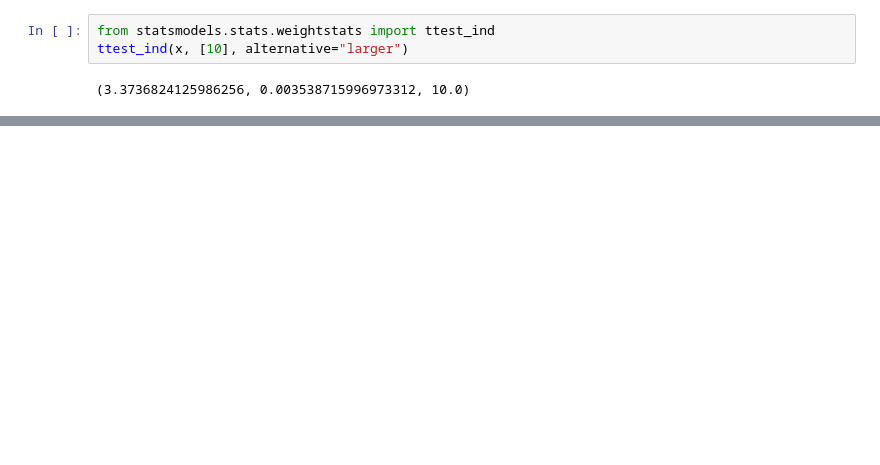
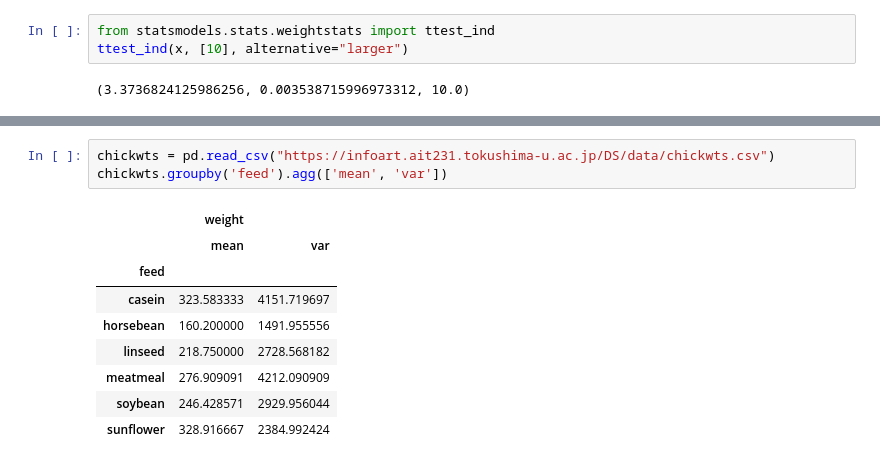
Before and after one commit to IshidaMotohiro/IshidaMotohiro.github.io, a Jupyter notebook: DataScience.ipynb, the cells around one changed output, grey strips where cells are left out. Cells and saved outputs as stored; diff of their text form; blank space fills up the shorter version.

```diff
--- a/DataScience.ipynb
+++ b/DataScience.ipynb
@@ -576,0 +691,13 @@ ttest_ind(x, [10], alternative="larger")
+# %%
+chickwts = pd.read_csv("https://infoart.ait231.tokushima-u.ac.jp/DS/data/chickwts.csv")
+chickwts.groupby('feed').agg(['mean', 'var'])
+# %% [output]
+|  | weight |  |
+|  | mean | var |
+| feed |  |  |
+| casein | 323.583333 | 4151.719697 |
+| horsebean | 160.200000 | 1491.955556 |
+| linseed | 218.750000 | 2728.568182 |
+| meatmeal | 276.909091 | 4212.090909 |
+| soybean | 246.428571 | 2929.956044 |
+| sunflower | 328.916667 | 2384.992424 |
```
Also changed, not shown: parts of 24 cells of this notebook.
